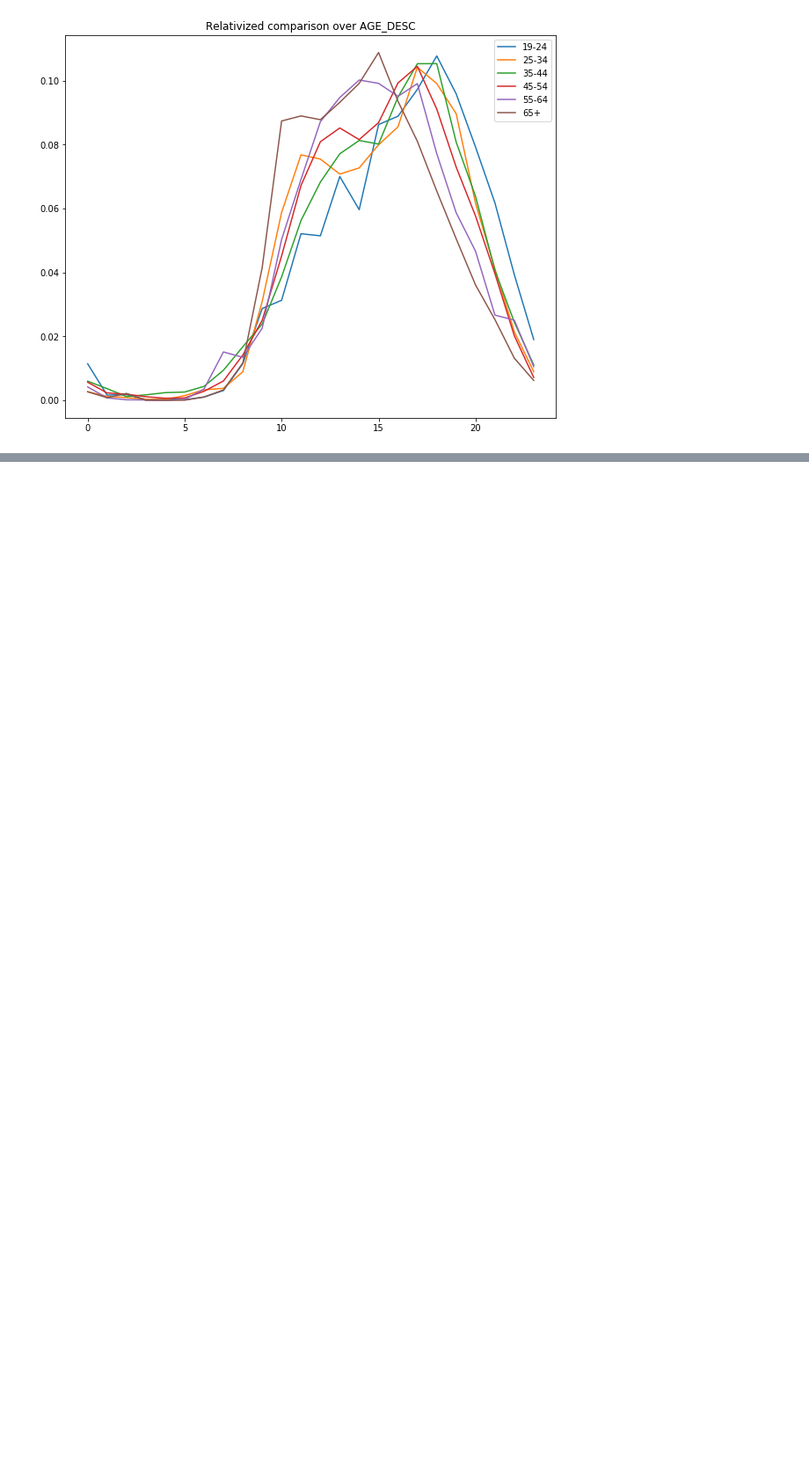
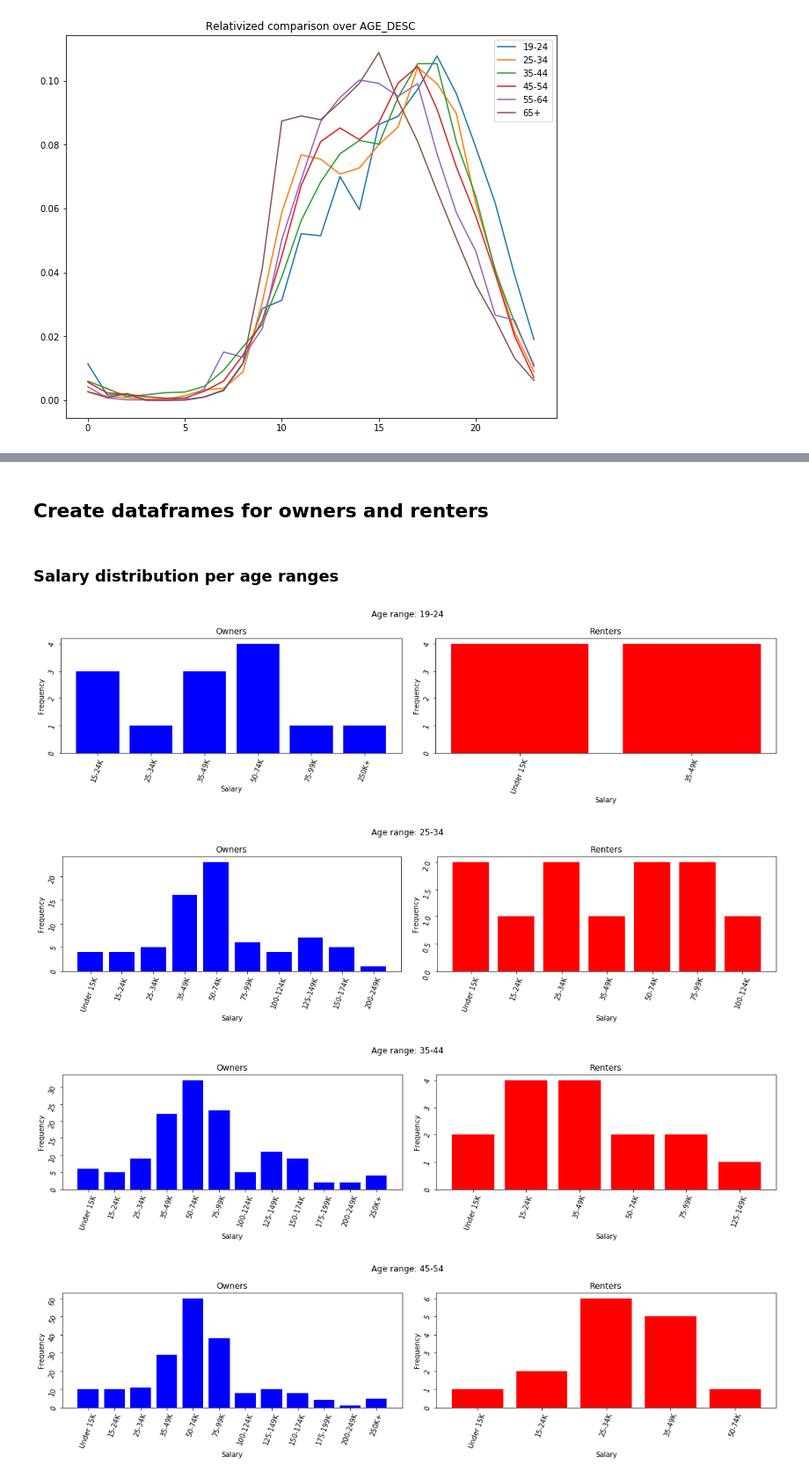
Before and after one commit to Lucianod28/Ada-project, a Jupyter notebook: Milestone2.ipynb, the cells around one changed output, grey strips where cells are left out. Shown at 88% size. Cells and saved outputs as stored; diff of their text form; code cells hidden in the pictures; blank space fills up the shorter version.

```diff
--- a/Milestone2.ipynb
+++ b/Milestone2.ipynb
@@ -427,0 +542,59 @@ From current plots we see that for example the salad bar has two peaks: at 12 an
+# %%
+dataframes = data
+demographic_df = data['hh_demographic']
+# %% [markdown]
+## Create dataframes for owners and renters
+# %%
+home_owner_df = demographic_df[demographic_df['HOMEOWNER_DESC'].apply(lambda e: e.lower()).str.contains('owner')]
+renter_df = demographic_df[demographic_df['HOMEOWNER_DESC'].apply(lambda e: e.lower()).str.contains('renter')]
+# %%
+salary_ranges = list(demographic_df['INCOME_DESC'].unique())
+age_ranges = list(demographic_df['AGE_DESC'].unique())
+
+age_ranges.sort(key = lambda e: int(e.split('-')[0]) if len(e.split('-')[0]) == 2 else \
+                        int(e.split('-')[0][: -1]))
+salary_ranges.sort(key = lambda e: 0 if e.split('-')[0][0] == 'U' else \
+                       int(e.split('-')[0][: -2] if len(e.split('-')) == 1 else \
+                       int(e.split('-')[0])))
+# %% [markdown]
+### Salary distribution per age ranges
+# %%
+salary_distribution_owners = home_owner_df.groupby(['AGE_DESC', 'INCOME_DESC']).size()
+salary_distribution_renters = renter_df.groupby(['AGE_DESC', 'INCOME_DESC']).size()
+labels = list(salary_distribution_renters.index)
+
+for age in age_ranges:
+    fig, (ax1, ax2) = plt.subplots(1, 2, constrained_layout = True, figsize = [15, 4])
+    items_owners = list(salary_distribution_owners[age].items())
+    items_renters = list(salary_distribution_renters[age].items())
+
+    items_owners.sort(key = lambda e: 0 if e[0].split('-')[0][0] == 'U' else \
+                       int(e[0].split('-')[0][: -2] if len(e[0].split('-')) == 1 else \
+                       int(e[0].split('-')[0])))
+    items_renters.sort(key = lambda e: 0 if e[0].split('-')[0][0] == 'U' else \
+                       int(e[0].split('-')[0][: -2] if len(e[0].split('-')) == 1 else \
+                       int(e[0].split('-')[0])))
+
+    x_pos_owners = np.arange(len(items_owners))
+    x_pos_renters = np.arange(len(items_renters))
+
+    ax1.bar(x = x_pos_owners, height = [e[1] for e in items_owners], color = 'blue', tick_label = [e[0] for e in items_owners])
+    ax1.set_title('Owners')
+    ax1.set_ylabel('Frequency')
+    ax1.set_xlabel('Salary')
+
+    ax2.bar(x = x_pos_renters, height = [e[1] for e in items_renters], color = 'red', tick_label = [e[0] for e in items_renters])
+    ax2.set_title('Renters')
+    ax2.set_ylabel('Frequency')
+    ax2.set_xlabel('Salary')
+
+    ax1.tick_params(labelrotation = 70)
+    ax2.tick_params(labelrotation = 70)
+
+    fig.suptitle('Age range: %s' % age)
+    plt.show()
+# %% [output]
+[figure, added]
+[figure, added]
+[figure, added]
+[figure, added]
```
Also changed, not shown: parts of 75 cells of this notebook, 1 other file.
